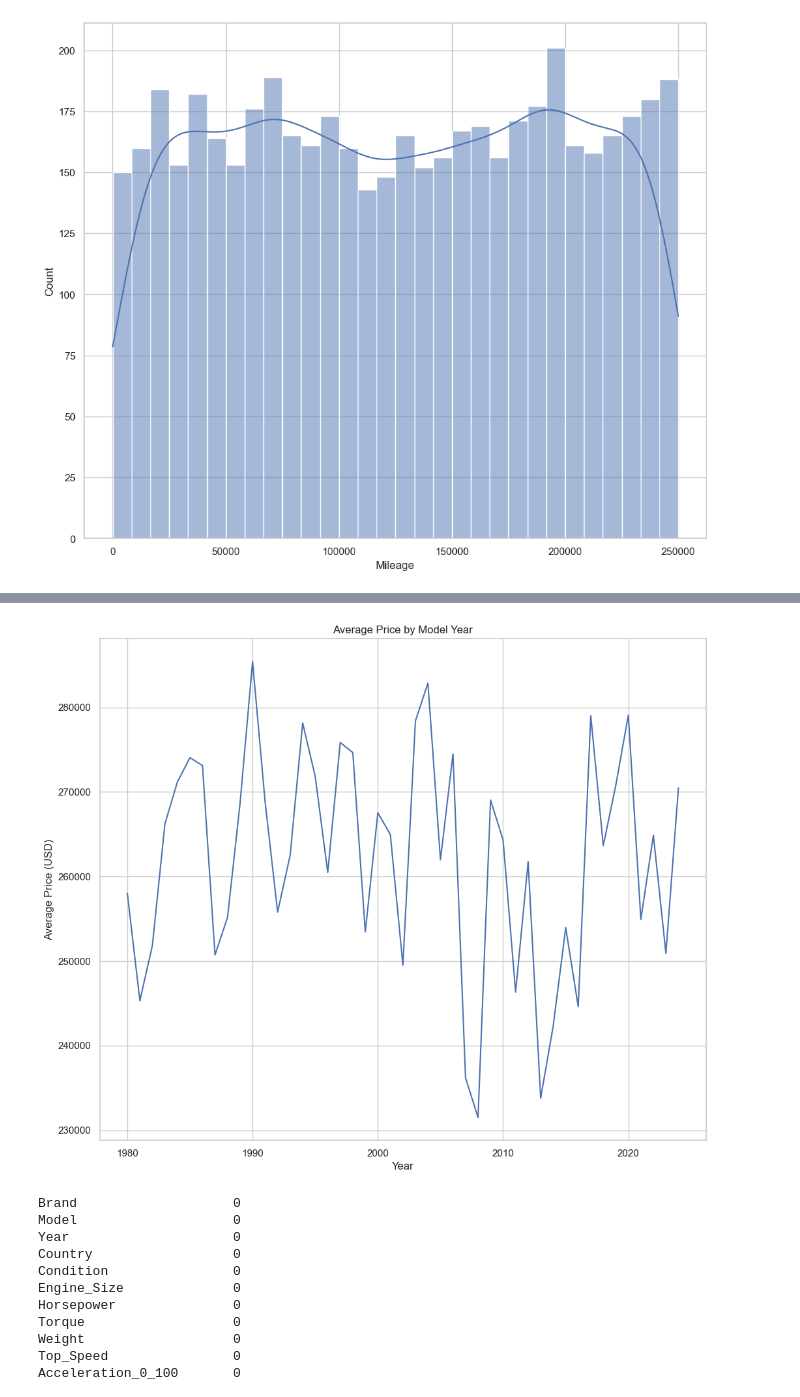
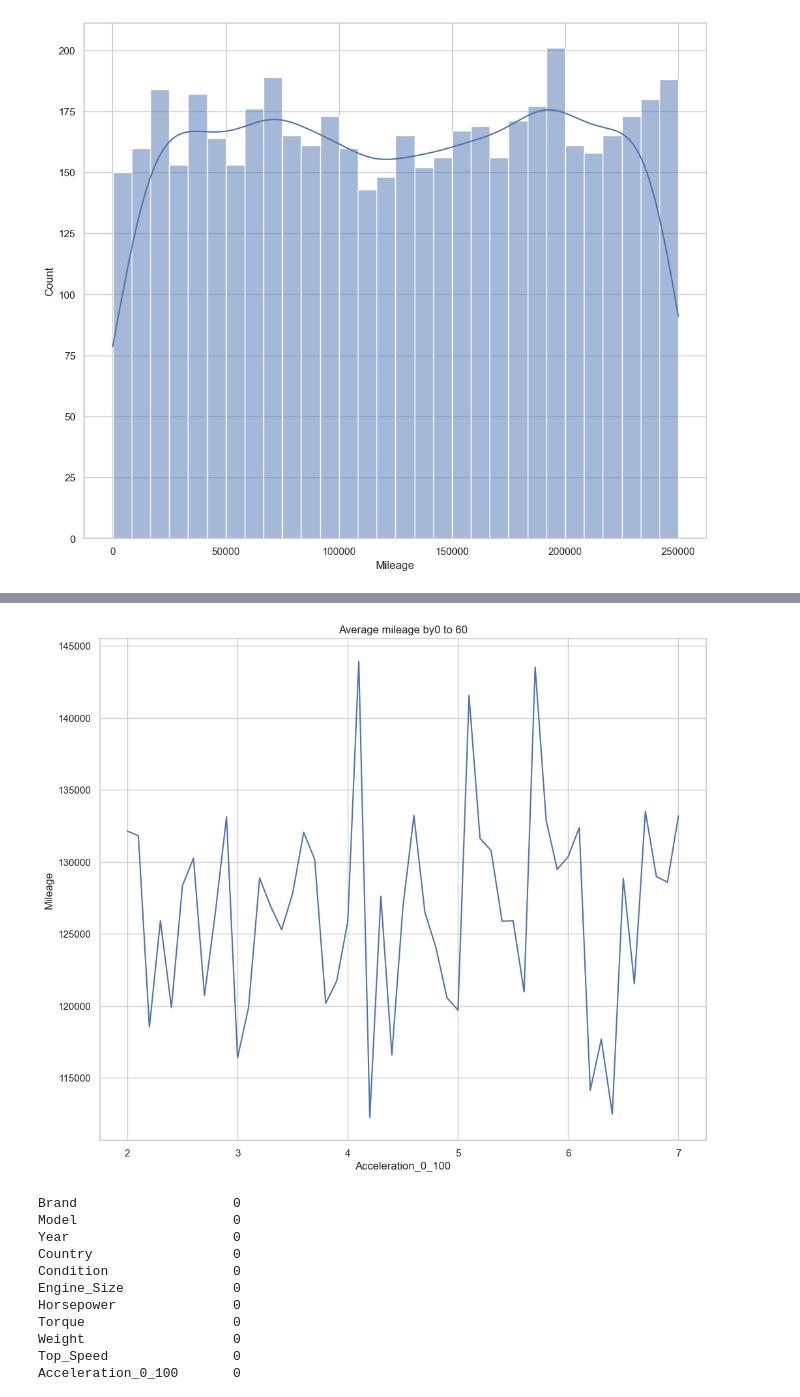
Before and after one commit to ShokrollahMichaelMeraj/Kaggle_dataset_Supercar_price_prediction, a Jupyter notebook: notebooks/01_exploration.ipynb, the cells around one changed output, grey strips where cells are left out. Saved outputs shown, nothing was run; the diff lists cells and outputs as text; code cells hidden in the pictures.

```diff
--- a/notebooks/01_exploration.ipynb
+++ b/notebooks/01_exploration.ipynb
@@ -284,11 +271,11 @@ plt.show()
 # %%
-avg_price_per_year = df.groupby("Year")["Price"].mean()
+avg_price_per_year = df.groupby("Acceleration_0_100")["Mileage"].mean()
 sns.lineplot(x=avg_price_per_year.index, y=avg_price_per_year.values)
-plt.title("Average Price by Model Year")
-plt.xlabel("Year")
-plt.ylabel("Average Price (USD)")
+plt.title("Average mileage by0 to 60")
+plt.xlabel("Acceleration_0_100")
+plt.ylabel("Mileage")
 plt.show()
 # %% [output]
-[figure, old version]
+[figure, new version]
 # %%
 # exploration of missing values
```
Also changed, not shown: parts of 36 cells of this notebook, 10 other files.
